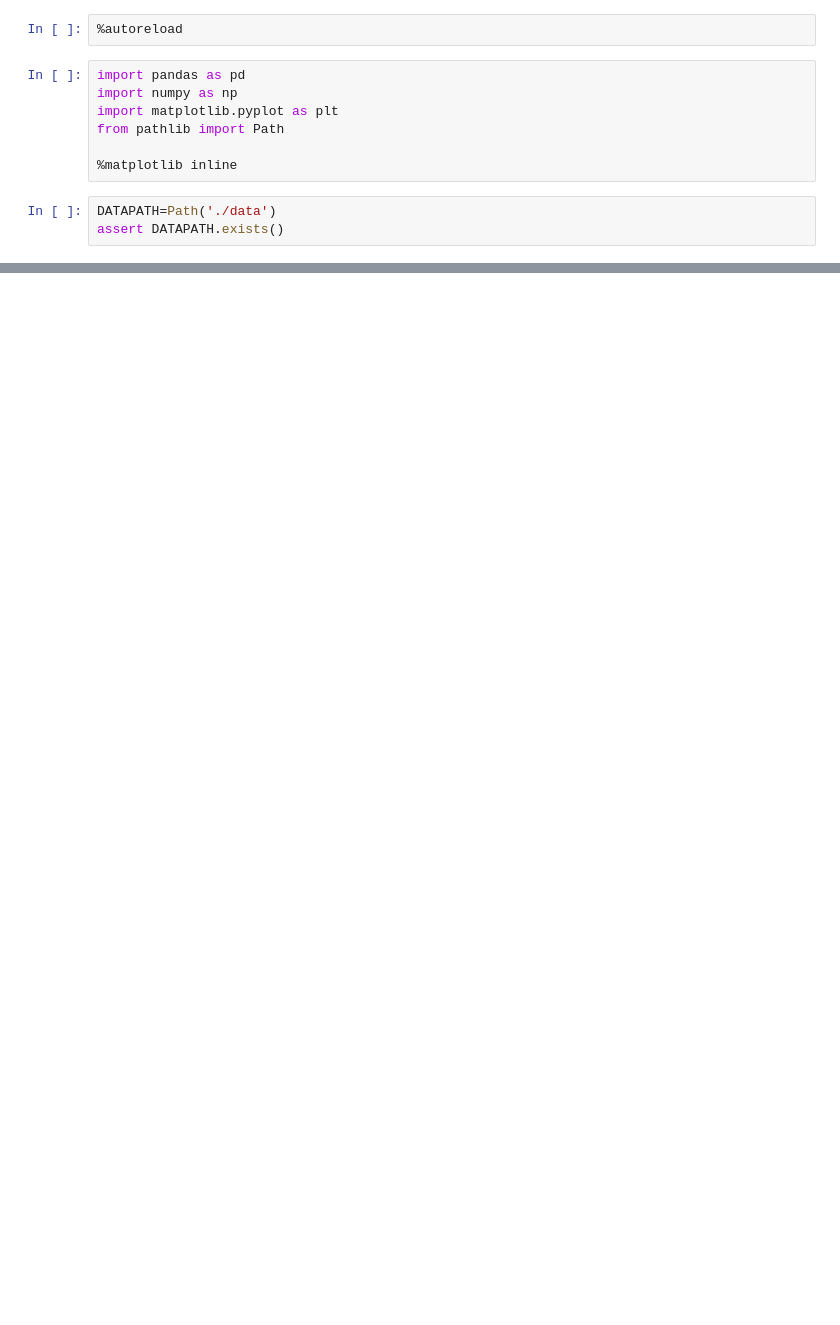
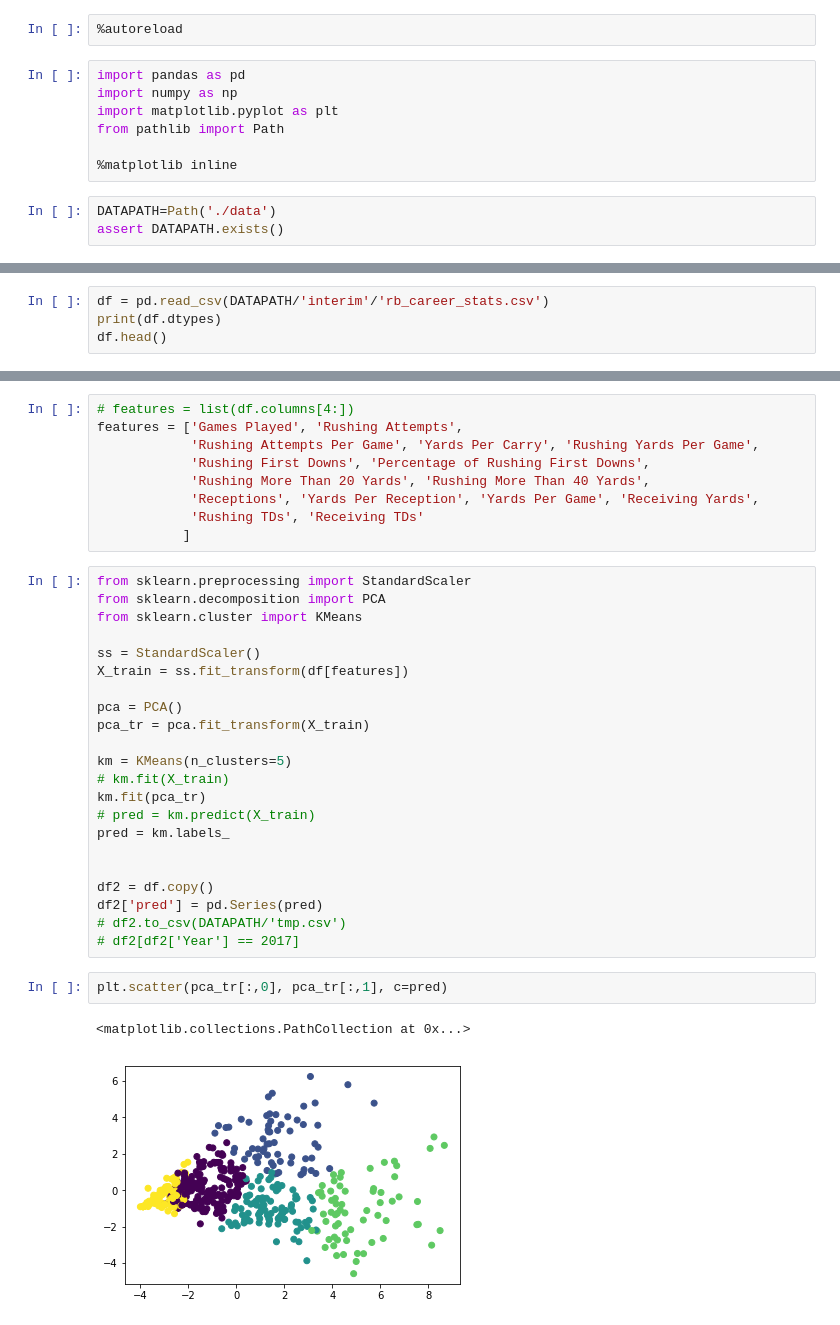
Before and after one commit to steveyang90/NFL-Statistics-Scrape, a Jupyter notebook: raw-data-eda.ipynb, the cells around one changed output, grey strips where cells are left out. Drawn from its saved outputs; the diff is of its cells as text; blank space fills up the shorter version.

```diff
--- a/raw-data-eda.ipynb
+++ b/raw-data-eda.ipynb
@@ -14,0 +319,4 @@ assert DATAPATH.exists()
+# %%
+df = pd.read_csv(DATAPATH/'interim'/'rb_career_stats.csv')
+print(df.dtypes)
+df.head()
@@ -14,0 +348,36 @@ assert DATAPATH.exists()
+# %%
+# features = list(df.columns[4:])
+features = ['Games Played', 'Rushing Attempts',
+            'Rushing Attempts Per Game', 'Yards Per Carry', 'Rushing Yards Per Game',
+            'Rushing First Downs', 'Percentage of Rushing First Downs',
+            'Rushing More Than 20 Yards', 'Rushing More Than 40 Yards',
+            'Receptions', 'Yards Per Reception', 'Yards Per Game', 'Receiving Yards',
+            'Rushing TDs', 'Receiving TDs'
+           ]
+# %%
+from sklearn.preprocessing import StandardScaler
+from sklearn.decomposition import PCA
+from sklearn.cluster import KMeans
+
+ss = StandardScaler()
+X_train = ss.fit_transform(df[features])
+
+pca = PCA()
+pca_tr = pca.fit_transform(X_train)
+
+km = KMeans(n_clusters=5)
+# km.fit(X_train)
+km.fit(pca_tr)
+# pred = km.predict(X_train)
+pred = km.labels_
+
+
+df2 = df.copy()
+df2['pred'] = pd.Series(pred)
+# df2.to_csv(DATAPATH/'tmp.csv')
+# df2[df2['Year'] == 2017]
+# %%
+plt.scatter(pca_tr[:,0], pca_tr[:,1], c=pred)
+# %% [output]
+<matplotlib.collections.PathCollection at 0x...>
+[figure, added]
```
Also changed, not shown: parts of 44 cells of this notebook, 2 other files.
